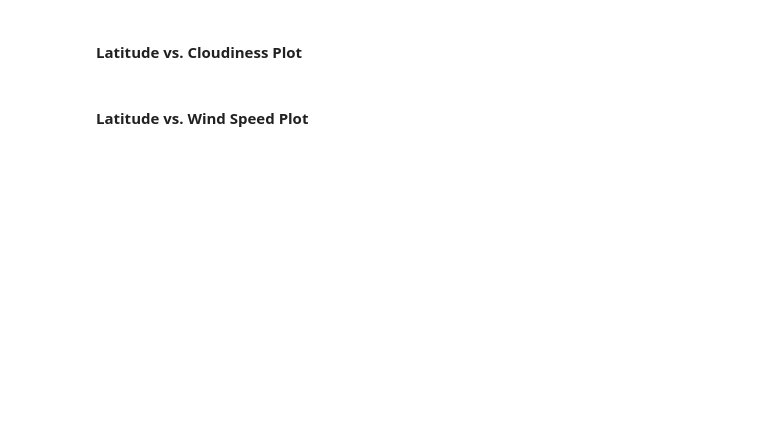
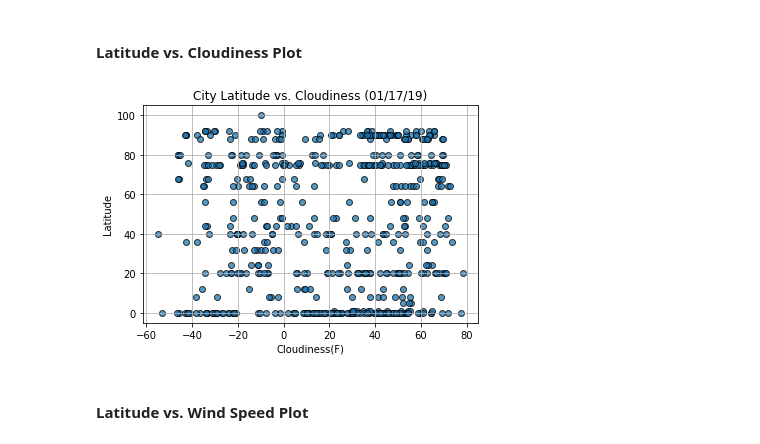
Before and after one commit to usama-ali/API, a Jupyter notebook: API.ipynb, the cells around one changed output. Cells and saved outputs as stored; diff of their text form; code cells hidden in the pictures; blank space fills up the shorter version.

```diff
--- a/API.ipynb
+++ b/API.ipynb
@@ -188,19 +209,21 @@ plt.show()
 # %% [markdown]
 #### Latitude vs. Cloudiness Plot
 # %%
-plt.scattar(lats,
+plt.scatter(lats,
             cloudiness,
             edgecolor= "black",
             linewidths= 1, marker= "o",
             alpha= 0.75, label= "Cities")
 
 plt.title("City Latitude vs. Cloudiness (%s)" % time.strftime("%x"))
-plt.xlab("Cloudiness(F)")
-plt.ylab("Latitude")
+plt.xlabel("Cloudiness(F)")
+plt.ylabel("Latitude")
 plt.grid(True)
 
-plt.savefig("output_data/Fig3.png")
+plt.savefig("Fig3.png")
 plt.show()
+# %% [output]
+[figure, added]
 # %% [markdown]
 #### Latitude vs. Wind Speed Plot
 # %%
```
Also changed, not shown: parts of 8 cells of this notebook, 4 other files.
